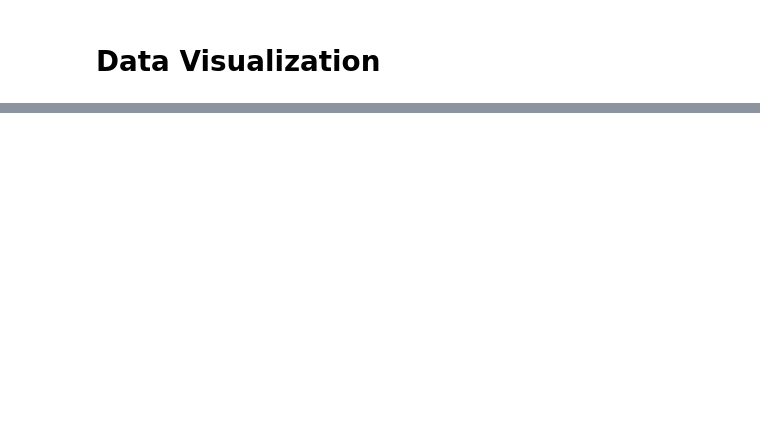
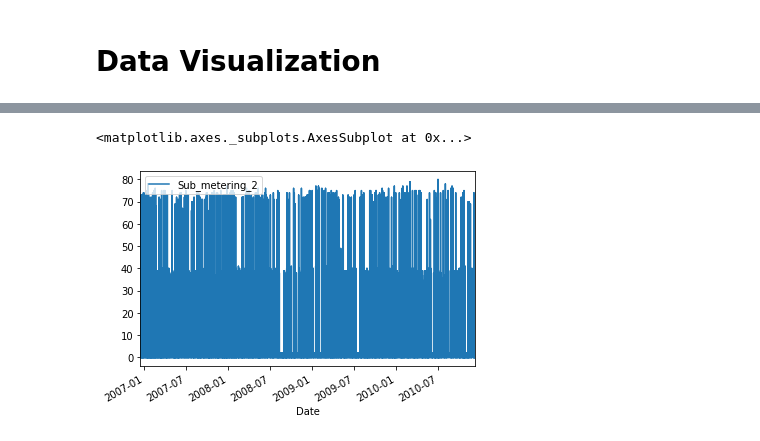
Before and after one commit to SSehrawat1720/ML-Projects, a Jupyter notebook: Time Series Analysis Project.ipynb, the cells around one changed output, grey strips where cells are left out. Cells and saved outputs as stored; diff of their text form; code cells hidden in the pictures; blank space fills up the shorter version.

```diff
--- a/Time Series Analysis Project.ipynb
+++ b/Time Series Analysis Project.ipynb
@@ -253,0 +262,5 @@ Data is too large to plot in a graph. We try to plot it in separate graph of acc
+# %%
+Data[['Sub_metering_2']].plot()
+# %% [output]
+<matplotlib.axes._subplots.AxesSubplot at 0x...>
+[figure, added]
```
Also changed, not shown: parts of 5 cells of this notebook.
